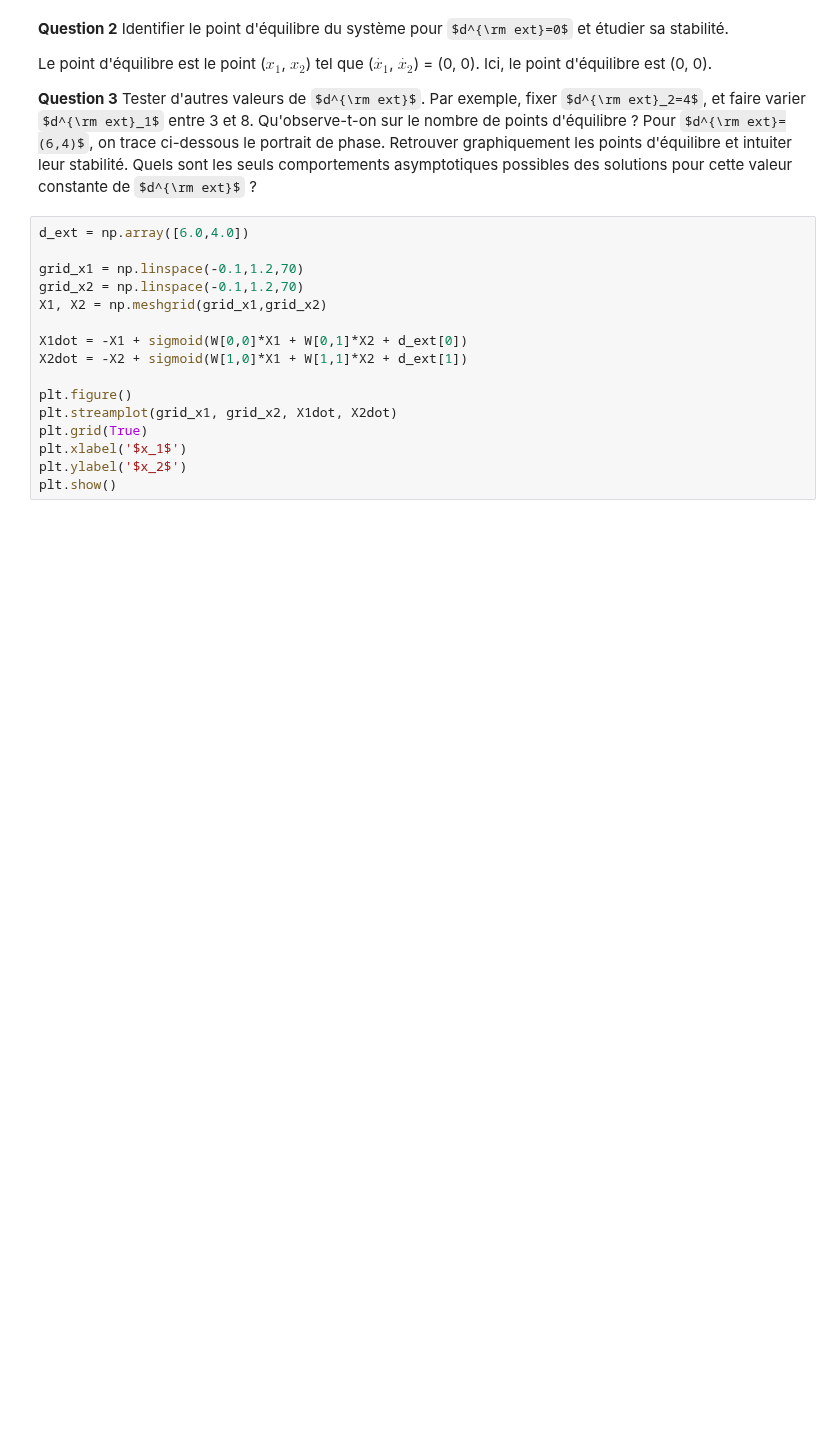
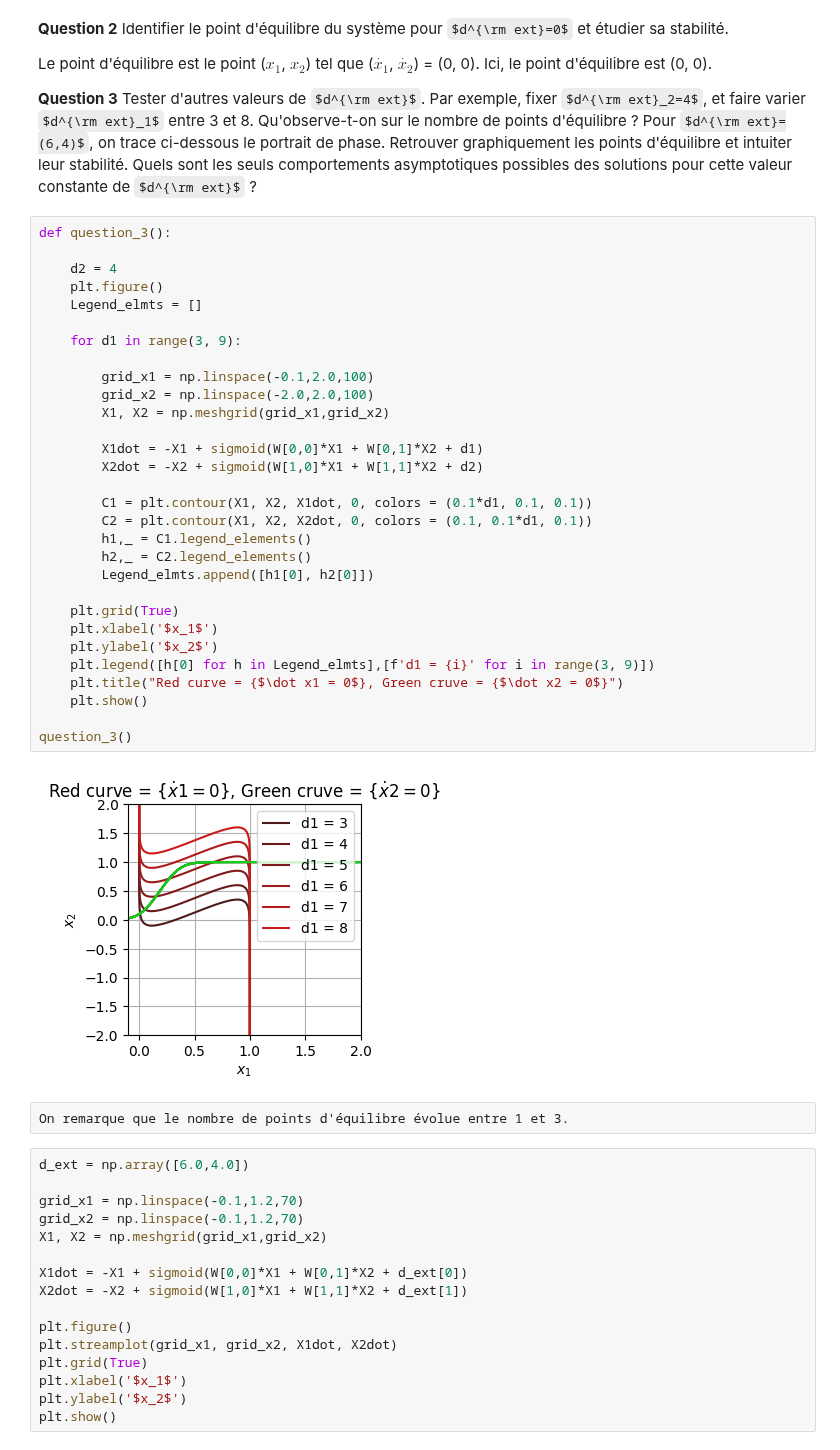
Before and after one commit to VDeumier/Projet_UE11, a Jupyter notebook: Projet Equations Différentielles.ipynb, the cells around one changed output. Drawn from its saved outputs; the diff is of its cells as text; some formulas as TeX source; blank space fills up the shorter version.

Commit message:
Question 3

```diff
--- a/Projet Equations Différentielles.ipynb
+++ b/Projet Equations Différentielles.ipynb
@@ -99,6 +99,40 @@ plot_zero_locus(d_ext)
 Le point d'équilibre est le point ($x_1$, $x_2$) tel que ($\dot{x_1}$, $\dot{x_2}$) = (0, 0). Ici, le point d'équilibre est (0, 0).
 
 **Question 3** Tester d'autres valeurs de $d^{\rm ext}$. Par exemple, fixer $d^{\rm ext}_2=4$, et faire varier $d^{\rm ext}_1$ entre 3 et 8. Qu'observe-t-on sur le nombre de points d'équilibre ? Pour $d^{\rm ext}=(6,4)$, on trace ci-dessous le portrait de phase. Retrouver graphiquement les points d'équilibre et intuiter leur stabilité. Quels sont les seuls comportements asymptotiques possibles des solutions pour cette valeur constante de $d^{\rm ext}$ ?
+# %%
+def question_3():
+
+    d2 = 4
+    plt.figure()
+    Legend_elmts = []
+
+    for d1 in range(3, 9):
+
+        grid_x1 = np.linspace(-0.1,2.0,100)
+        grid_x2 = np.linspace(-2.0,2.0,100)
+        X1, X2 = np.meshgrid(grid_x1,grid_x2)
+
+        X1dot = -X1 + sigmoid(W[0,0]*X1 + W[0,1]*X2 + d1)
+        X2dot = -X2 + sigmoid(W[1,0]*X1 + W[1,1]*X2 + d2)
+
+        C1 = plt.contour(X1, X2, X1dot, 0, colors = (0.1*d1, 0.1, 0.1))
+        C2 = plt.contour(X1, X2, X2dot, 0, colors = (0.1, 0.1*d1, 0.1))
+        h1,_ = C1.legend_elements()
+        h2,_ = C2.legend_elements()
+        Legend_elmts.append([h1[0], h2[0]])
+
+    plt.grid(True)
+    plt.xlabel('$x_1$')
+    plt.ylabel('$x_2$')
+    plt.legend([h[0] for h in Legend_elmts],[f'd1 = {i}' for i in range(3, 9)])
+    plt.title("Red curve = {$\dot x1 = 0$}, Green cruve = {$\dot x2 = 0$}")
+    plt.show()
+
+question_3()
+# %% [output]
+[figure, added]
+# %% [raw]
+On remarque que le nombre de points d'équilibre évolue entre 1 et 3.
 # %%
 d_ext = np.array([6.0,4.0])
 
```
Also changed, not shown: parts of 3 cells of this notebook.
